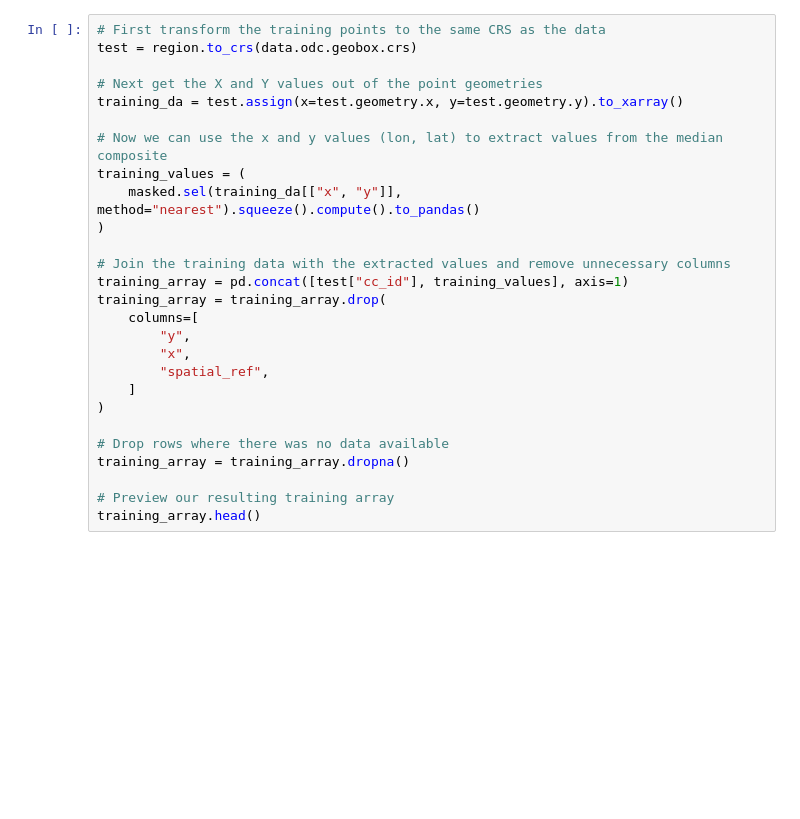
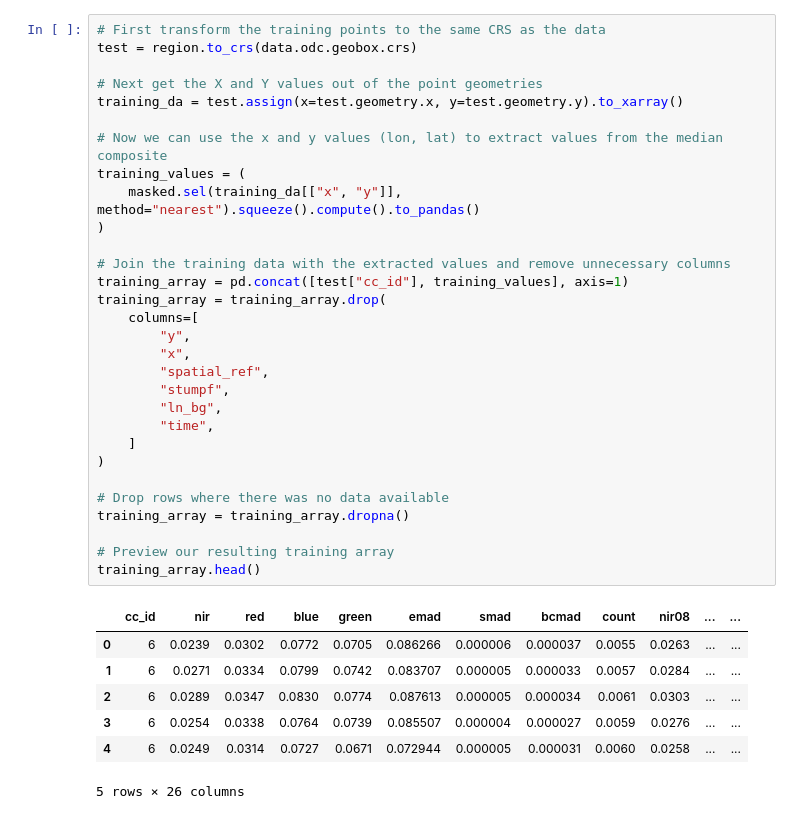
Before and after one commit to digitalearthpacific/dep-seagrass, a Jupyter notebook: classification/testing-workflow.ipynb, the cells around one changed output. Saved outputs shown, nothing was run; the diff lists cells and outputs as text; blank space fills up the shorter version.

```diff
--- a/classification/testing-workflow.ipynb
+++ b/classification/testing-workflow.ipynb
@@ -59,27 +102,38 @@ masked
 # %%
 # First transform the training points to the same CRS as the data
 test = region.to_crs(data.odc.geobox.crs)
 
 # Next get the X and Y values out of the point geometries
 training_da = test.assign(x=test.geometry.x, y=test.geometry.y).to_xarray()
 
 # Now we can use the x and y values (lon, lat) to extract values from the median composite
 training_values = (
     masked.sel(training_da[["x", "y"]], method="nearest").squeeze().compute().to_pandas()
 )
 
 # Join the training data with the extracted values and remove unnecessary columns
 training_array = pd.concat([test["cc_id"], training_values], axis=1)
 training_array = training_array.drop(
     columns=[
         "y",
         "x",
         "spatial_ref",
+        "stumpf",
+        "ln_bg",
+        "time",
     ]
 )
 
 # Drop rows where there was no data available
 training_array = training_array.dropna()
 
 # Preview our resulting training array
 training_array.head()
+# %% [output]
+|  | cc_id | nir | red | blue | green | emad | smad | bcmad | count | nir08 | ... | ... |
+| 0 | 6 | 0.0239 | 0.0302 | 0.0772 | 0.0705 | 0.086266 | 0.000006 | 0.000037 | 0.0055 | 0.0263 | ... | ... |
+| 1 | 6 | 0.0271 | 0.0334 | 0.0799 | 0.0742 | 0.083707 | 0.000005 | 0.000033 | 0.0057 | 0.0284 | ... | ... |
+| 2 | 6 | 0.0289 | 0.0347 | 0.0830 | 0.0774 | 0.087613 | 0.000005 | 0.000034 | 0.0061 | 0.0303 | ... | ... |
+| 3 | 6 | 0.0254 | 0.0338 | 0.0764 | 0.0739 | 0.085507 | 0.000004 | 0.000027 | 0.0059 | 0.0276 | ... | ... |
+| 4 | 6 | 0.0249 | 0.0314 | 0.0727 | 0.0671 | 0.072944 | 0.000005 | 0.000031 | 0.0060 | 0.0258 | ... | ... |
+5 rows × 26 columns
```
Also changed, not shown: parts of 32 cells of this notebook, 11 other files.
